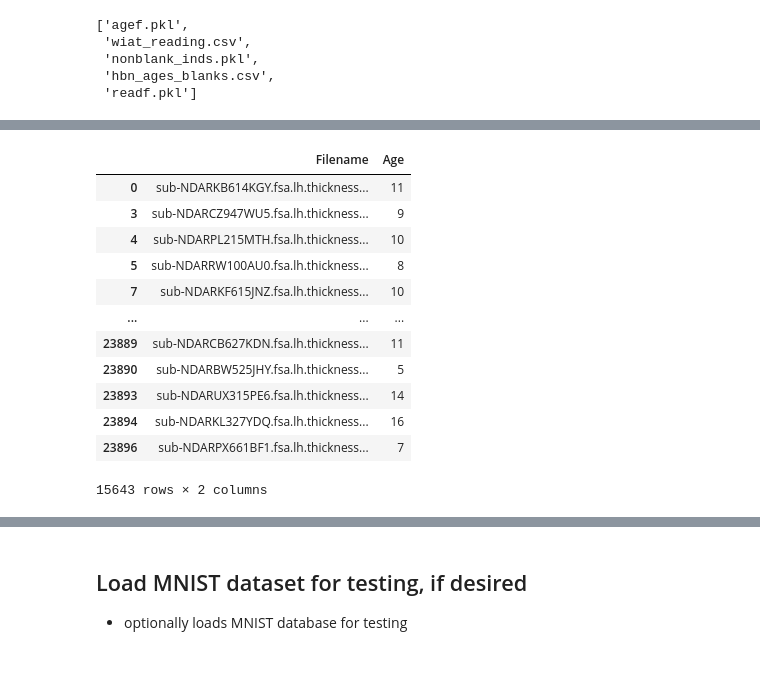
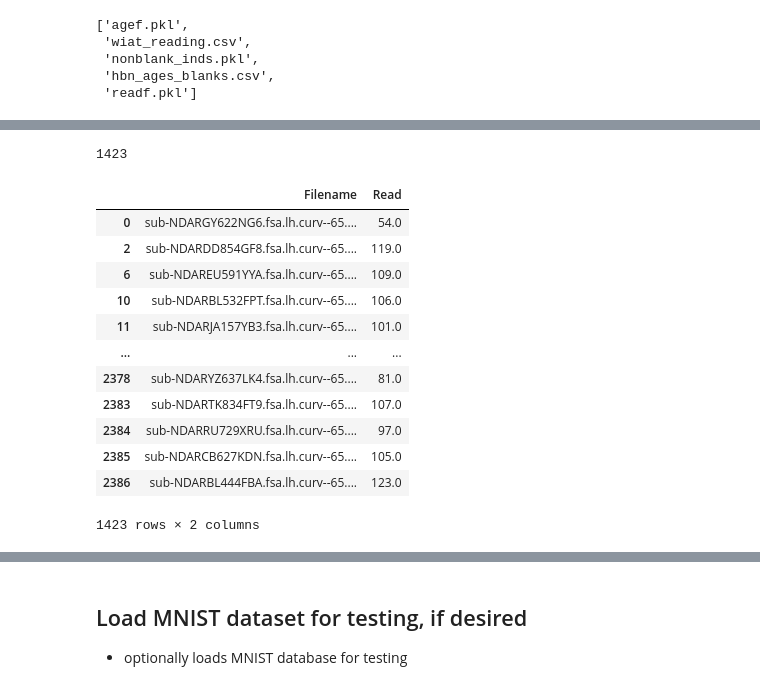
Before and after one commit to sambjohnson/cnn-mri, a Jupyter notebook: cnn-regression-3-11-2022-Age-Thickness-Testsplit.ipynb, the cells around one changed output, grey strips where cells are left out. Cells and saved outputs as stored; diff of their text form; code cells hidden in the pictures.

```diff
--- a/cnn-regression-3-11-2022-Age-Thickness-Testsplit.ipynb
+++ b/cnn-regression-3-11-2022-Age-Thickness-Testsplit.ipynb
@@ -131,6 +91,6 @@ filename_df.head()
 # %%
-age_df = pd.read_csv(pheno_dir+'/hbn_ages_blanks.csv', header=None)
+read_df = pd.read_csv(pheno_dir+'/wiat_reading.csv', header=None)
 # %%
-age_df.columns = ['EID', 'Age']
-age_df.head()
+read_df.columns = ['EID', 'Read']
+read_df.head()
 # %% [output]
@@ -143,7 +103,7 @@ age_df.head()
 # %%
-age_df_noblanks = age_df[age_df.Age != ' ']
+read_df_noblanks = read_df[read_df.Read != ' ']
 # %%
-pheno_df = pd.merge(filename_df, age_df_noblanks, on='EID', how='left')
+pheno_df = pd.merge(filename_df, read_df_noblanks, on='EID', how='left')
 # %%
 # filter out nan's (for which EID didn't appear in Age data)
 pheno_df = pheno_df.dropna()
@@ -150,22 +119,26 @@ pheno_df = pheno_df.dropna()
+# %%
+len(pheno_df)
+# %% [output]
+1423
 # %%
 # save df as .csv
 label_dir = data_dir + '/labels'
 if not os.path.exists(label_dir):
     os.makedirs(label_dir)
-pheno_df_nosub = pheno_df[['Filename', 'Age']]
+pheno_df_nosub = pheno_df[['Filename', 'Read']]
 pheno_df_nosub
 # %% [output]
-|  | Filename | Age |
-| 0 | sub-NDARKB614KGY.fsa.lh.thickness... | 11 |
-| 3 | sub-NDARCZ947WU5.fsa.lh.thickness... | 9 |
-| 4 | sub-NDARPL215MTH.fsa.lh.thickness... | 10 |
-| 5 | sub-NDARRW100AU0.fsa.lh.thickness... | 8 |
-| 7 | sub-NDARKF615JNZ.fsa.lh.thickness... | 10 |
+|  | Filename | Read |
+| 0 | sub-NDARGY622NG6.fsa.lh.curv--65.... | 54.0 |
+| 2 | sub-NDARDD854GF8.fsa.lh.curv--65.... | 119.0 |
+| 6 | sub-NDAREU591YYA.fsa.lh.curv--65.... | 109.0 |
+| 10 | sub-NDARBL532FPT.fsa.lh.curv--65.... | 106.0 |
+| 11 | sub-NDARJA157YB3.fsa.lh.curv--65.... | 101.0 |
 | ... | ... | ... |
-| 23889 | sub-NDARCB627KDN.fsa.lh.thickness... | 11 |
-| 23890 | sub-NDARBW525JHY.fsa.lh.thickness... | 5 |
-| 23893 | sub-NDARUX315PE6.fsa.lh.thickness... | 14 |
-| 23894 | sub-NDARKL327YDQ.fsa.lh.thickness... | 16 |
-| 23896 | sub-NDARPX661BF1.fsa.lh.thickness... | 7 |
+| 2378 | sub-NDARYZ637LK4.fsa.lh.curv--65.... | 81.0 |
+| 2383 | sub-NDARTK834FT9.fsa.lh.curv--65.... | 107.0 |
+| 2384 | sub-NDARRU729XRU.fsa.lh.curv--65.... | 97.0 |
+| 2385 | sub-NDARCB627KDN.fsa.lh.curv--65.... | 105.0 |
+| 2386 | sub-NDARBL444FBA.fsa.lh.curv--65.... | 123.0 |
-15643 rows × 2 columns
+1423 rows × 2 columns
 # %%
```
Also changed, not shown: parts of 45 cells of this notebook, 1 other file.
